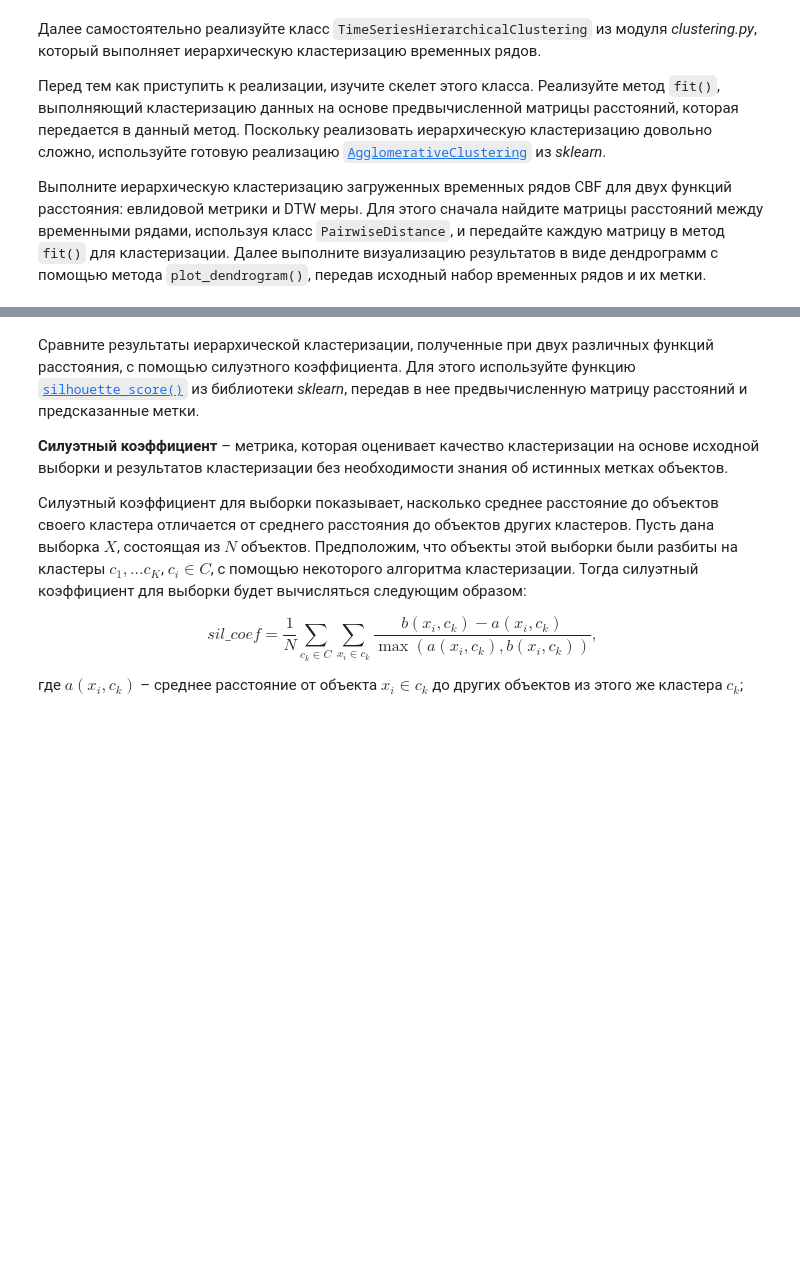
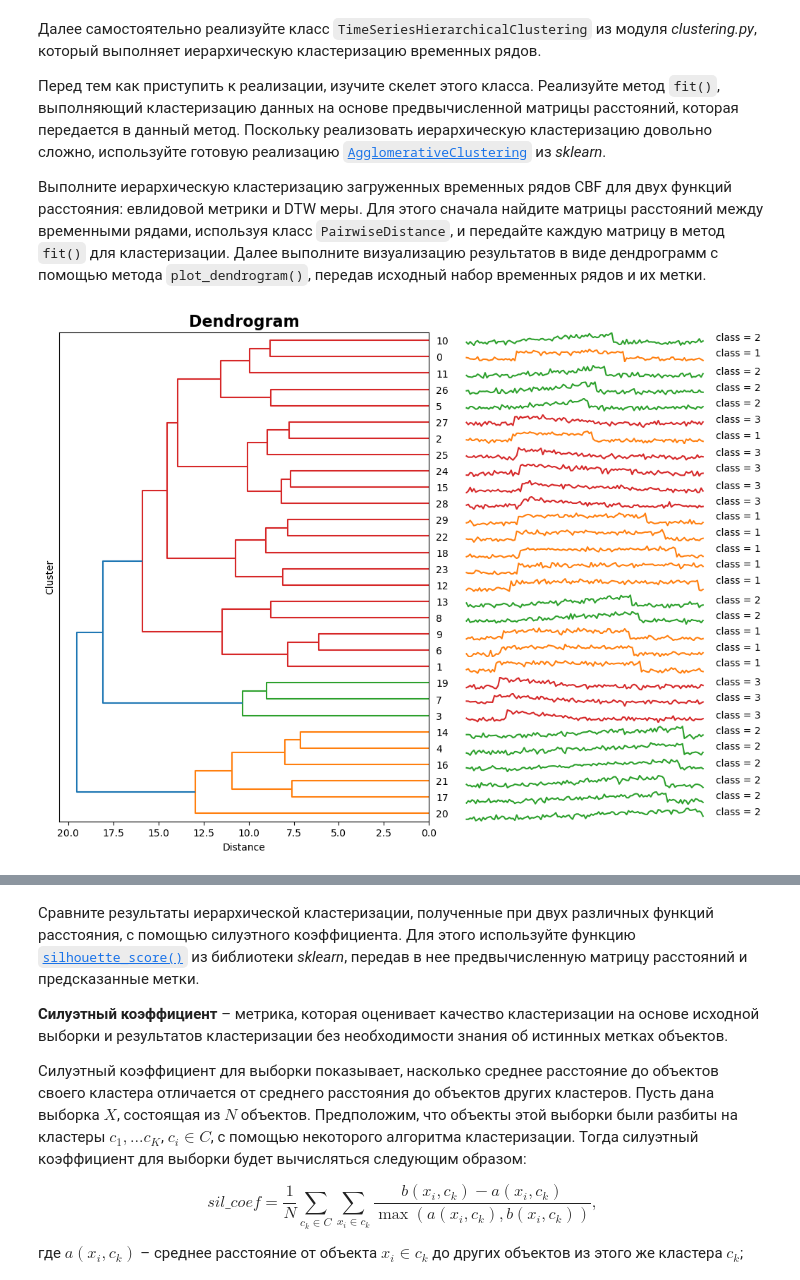
Before and after one commit to oper228/2025_Berestuk_TimeSeriesCourse, a Jupyter notebook: practice/01 Basics/01 Basics.ipynb, the cells around one changed output, grey strips where cells are left out. Saved outputs shown, nothing was run; the diff lists cells and outputs as text; code cells hidden in the pictures; blank space fills up the shorter version.

```diff
--- a/practice/01 Basics/01 Basics.ipynb
+++ b/practice/01 Basics/01 Basics.ipynb
@@ -152,7 +193,7 @@ url = './datasets/part1/CBF_TRAIN.txt'
 
 data = read_ts(url)
 
-ts_set = data.iloc[:, 1:]
-labels = data.iloc[:, 0]
+ts_set = data[:, 1:]
+labels = data[:, 0]
 # %% [markdown]
 Выполните визуализацию по одному временному ряду из каждого класса. Для этого используйте функцию `plot_ts()` из модуля *plots.py*.
@@ -170,0 +212,10 @@ labels = data.iloc[:, 0]
+# %%
+pw = PairwiseDistance(metric='euclidean')
+distance_matrix = pw.calculate(ts_set)
+
+clust = TimeSeriesHierarchicalClustering(n_clusters=3, method='complete')
+clust.fit(distance_matrix)
+
+clust.plot_dendrogram(ts_set, labels)
+# %% [output]
+[figure, added]
```
Also changed, not shown: parts of 19 cells of this notebook, 5 other files.
